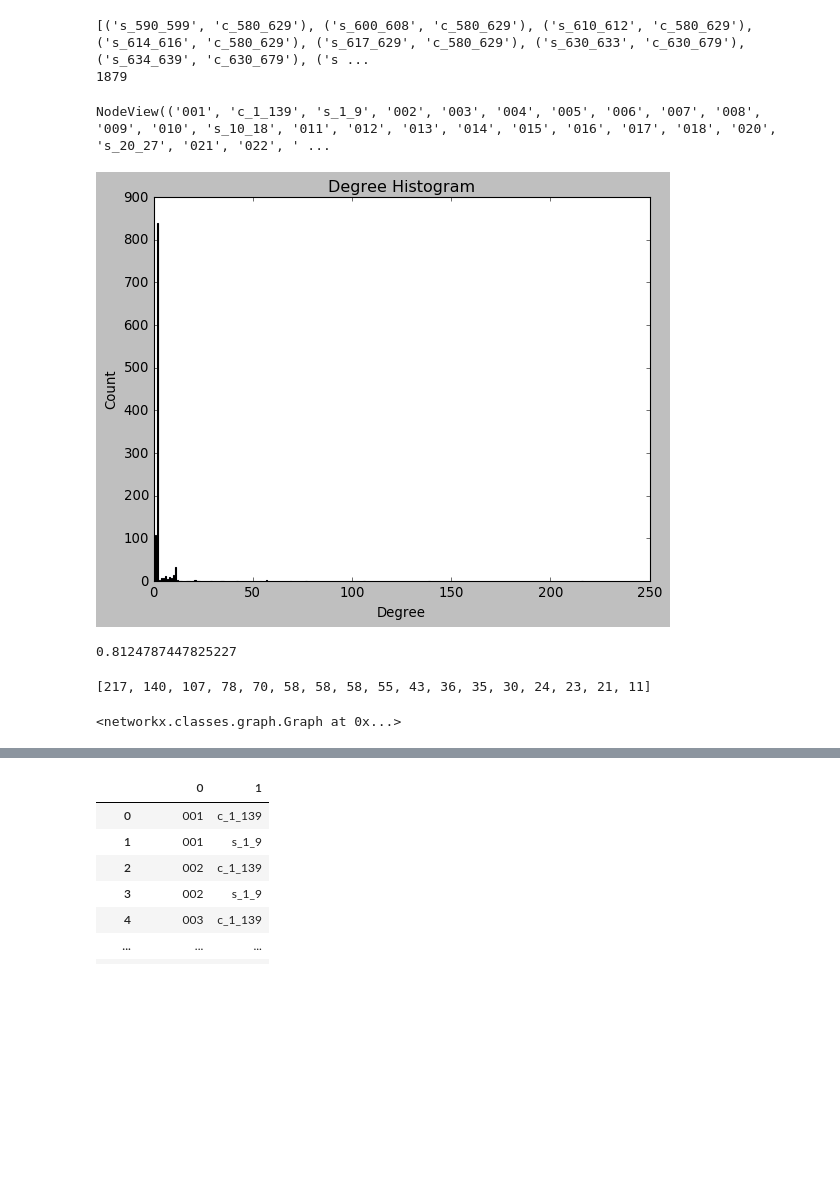
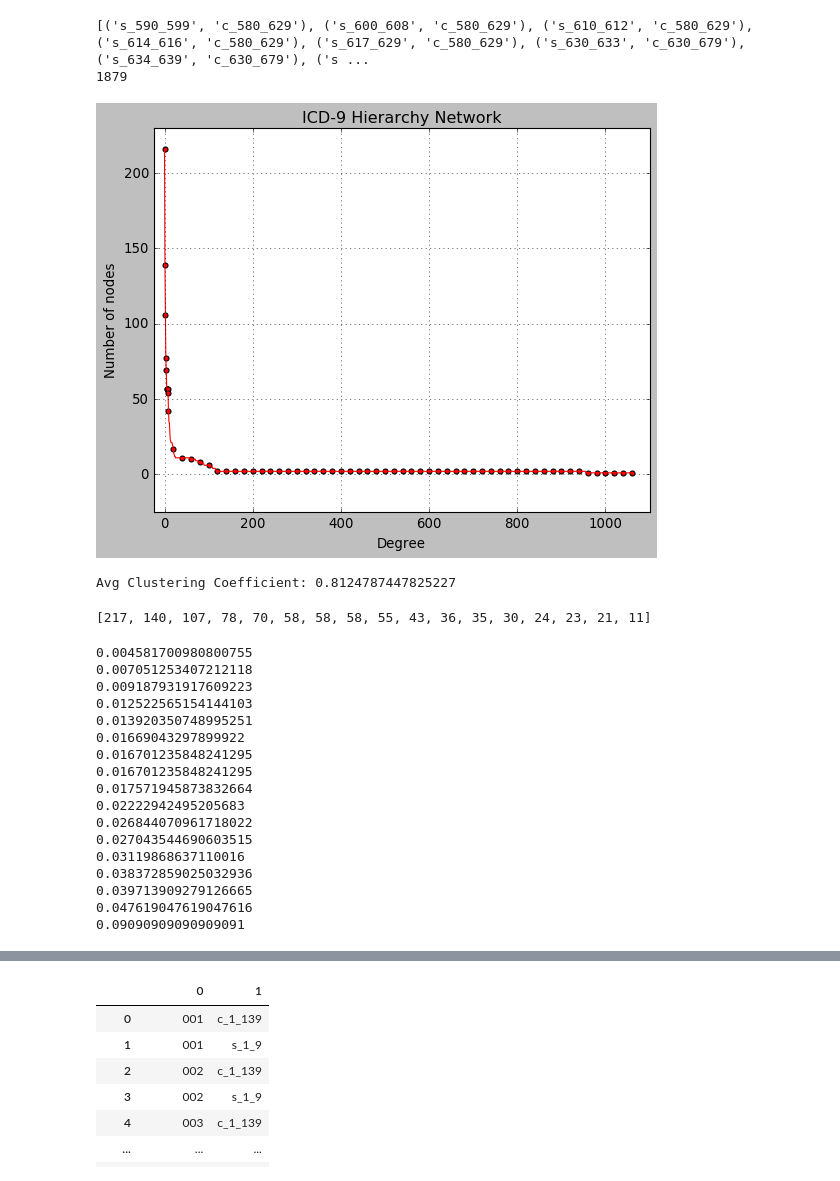
Before and after one commit to drewwilimitis/Hyperbolic-ICD-Embeddings-MIMIC3, a Jupyter notebook: hyperbolic_embedding_ICD9.ipynb, the cells around one changed output, grey strips where cells are left out. Drawn from its saved outputs; the diff is of its cells as text; code cells hidden in the pictures; blank space fills up the shorter version.

```diff
--- a/hyperbolic_embedding_ICD9.ipynb
+++ b/hyperbolic_embedding_ICD9.ipynb
@@ -207,33 +211,34 @@ print(len(relations))
 import networkx as nx
 G = nx.Graph()
 G.add_edges_from(relations)
-G.nodes
-# %% [output]
-NodeView(('001', 'c_1_139', 's_1_9', '002', '003', '004', '005', '006', '007', '008', '009', '010', 's_10_18', '011', '012', '013', '014', '015', '016', '017', '018', '020', 's_20_27', '021', '022', ' ...
 # %%
 import collections
 plt.style.use('classic')
 degree_sequence = sorted([d for n, d in G.degree()], reverse=True)  # degree sequence
 # print "Degree sequence", degree_sequence
 degreeCount = collections.Counter(degree_sequence)
 deg, cnt = zip(*degreeCount.items())
 
-fig, ax = plt.subplots()
-plt.bar(deg, cnt, width=0.80, color='b')
-plt.title("Degree Histogram")
-plt.ylabel("Count")
-plt.xlabel("Degree");
+plt.figure() # you need to first do 'import pylab as plt'
+plt.grid(True)
+plt.plot(degree_sequence, 'r') # in-degree
+node_ix = list(np.arange(0,10)) + list(np.arange(20, len(degree_sequence), 20))
+plt.scatter(node_ix, np.array(degree_sequence)[node_ix], c='r')
+plt.xlabel('Degree')
+plt.ylabel('Number of nodes')
+plt.title('ICD-9 Hierarchy Network')
+plt.ylim([-25, 230])
+plt.xlim([-25, 1100])
+plt.show();
 # %% [output]
-[figure, old version]
+[figure, new version]
 # %%
-# Clustering coefficient of node 0
-#print(nx.clustering(G[0]))
 # Clustering coefficient of all nodes (in a dictionary)
 clust_coefficients = nx.clustering(G)
 # Average clustering coefficient
 ccs = nx.clustering(G)
 avg_clust = sum(ccs.values()) / len(ccs)
-avg_clust
+print('Avg Clustering Coefficient:', avg_clust)
 # %% [output]
-0.8124787447825227
+Avg Clustering Coefficient: 0.8124787447825227
 # %%
@@ -241,9 +248,24 @@ avg_clust
 # %% [output]
 [217, 140, 107, 78, 70, 58, 58, 58, 55, 43, 36, 35, 30, 24, 23, 21, 11]
-# %%
-G_components = [c for c in nx.connected_components(G)]
-c = G_components[0]
-S = [G.subgraph(c).copy() for c in nx.connected_components(G)]
-S[0]
-# %% [output]
-<networkx.classes.graph.Graph at 0x...>
+# %%
+component_graphs = [G.subgraph(c).copy() for c in G_components]
+for cg in component_graphs:
+    print(np.mean(list(nx.betweenness_centrality(cg).values())))
+# %% [output]
+0.004581700980800755
+0.007051253407212118
+0.009187931917609223
+0.012522565154144103
+0.013920350748995251
+0.01669043297899922
+0.016701235848241295
+0.016701235848241295
+0.017571945873832664
+0.02222942495205683
+0.026844070961718022
+0.027043544690603515
+0.03119868637110016
+0.038372859025032936
+0.039713909279126665
+0.047619047619047616
+0.09090909090909091
```
Also changed, not shown: parts of 12 cells of this notebook.
